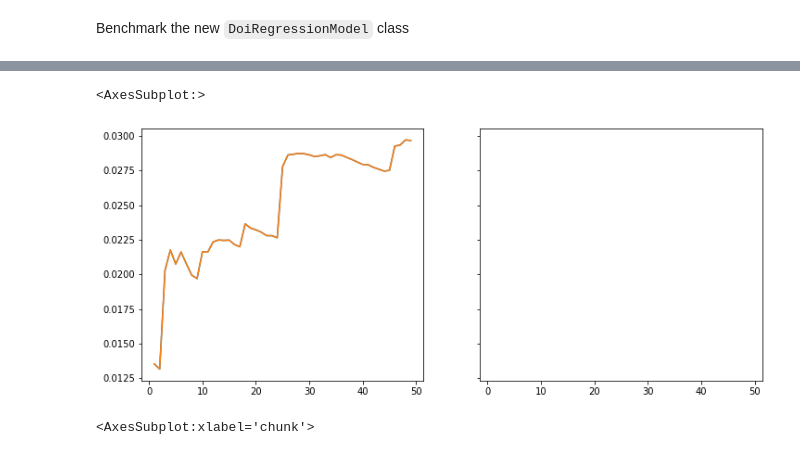
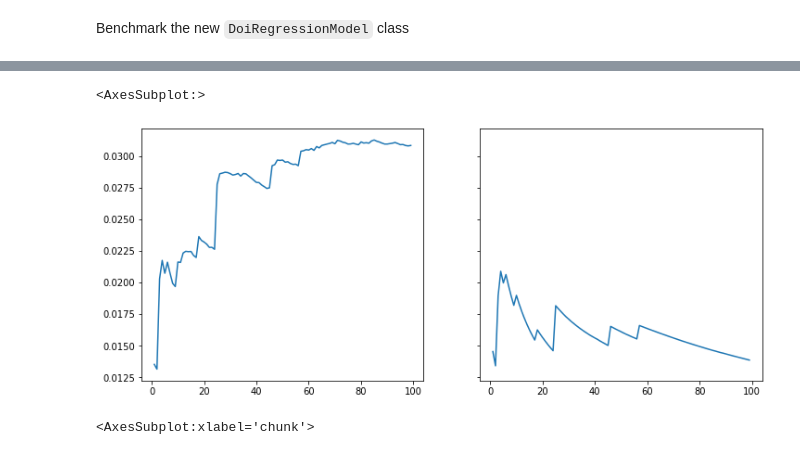
Before and after one commit to vis-au/prointerest, a Jupyter notebook: server/benchmarks/benchmarks.ipynb, the cells around one changed output, grey strips where cells are left out. Saved outputs shown, nothing was run; the diff lists cells and outputs as text; code cells hidden in the pictures.

Commit message:
update benchmarks

```diff
--- a/server/benchmarks/benchmarks.ipynb
+++ b/server/benchmarks/benchmarks.ipynb
@@ -7,7 +7,7 @@ from sys import path
 cwd = os.getcwd()
 path.append(f"{cwd}/..")
 
-from doi_benchmark import *
+from doi_benchmark import Benchmark
 
 
 def benchmark_max_depth(tested_max_depths: range = range(1, 10)):
@@ -51,7 +51,7 @@ def benchmark_context_strategies(context_strats=["stratified", "minmax"]):
 def benchmark_doi_error_without_context():
   '''Measures the changes in DOI error throughout the progression, when no optimizations are
    applied.'''
-  benchmark = Benchmark(n_chunks=50, chunk_size=1000, measure_doi_error=True)
+  benchmark = Benchmark(n_chunks=100, chunk_size=1000, measure_doi_error=True)
   scores = benchmark.run()
 
   return scores
@@ -60,7 +60,15 @@ def benchmark_doi_error_without_context():
 def benchmark_doi_error_with_context():
   '''Measures the changes in DOI error throughout the progression, when context optimizations are
    applied.'''
-  benchmark = Benchmark(n_chunks=50, chunk_size=1000, measure_doi_error=True, context_size=0, intervals=5, context_strats="stratified")
+  benchmark = Benchmark(n_chunks=100, chunk_size=1000, measure_doi_error=True, context_size=1000, intervals=5, context_strats="stratified")
+  scores = benchmark.run()
+
+  return scores
+
+def benchmark_retraining_strategies():
+  '''Measures the changes in DOI error throughout the progression, when context is applied by simply predicting the DOI'''
+
+  benchmark = Benchmark(n_chunks=100, chunk_size=1000, context_size=1000, intervals=5, measure_doi_error=True, measure_timings=True, include_previous_chunks_in_training=[True, False])
   scores = benchmark.run()
 
   return scores
@@ -80,11 +88,14 @@ def benchmark_doi_error_with_context():
 # results: the larger the chunk size, the better the scores
 # chunk_size_results = benchmark_chunk_size()
 
+# results: minmax worse than stratified sampling
+# context_strategies_results = benchmark_context_strategies()
+
 # results: overall error increases with every chunk -> DOI values "age"
-doi_error_without_context_results = benchmark_doi_error_without_context()
+# doi_error_without_context_results = benchmark_doi_error_without_context()
 
-# results:
-doi_error_with_context_results = benchmark_doi_error_with_context()
+# results: error increases over time but not as badly as without the context and it gets better
+# doi_error_with_context_results = benchmark_doi_error_with_context()
 
-# results:
-# context_strategies_results = benchmark_context_strategies()
+# results: including the prior model in the update
+doi_error_with_prediction_context = benchmark_retraining_strategies()
@@ -91,13 +125,13 @@ doi_error_with_context_results = benchmark_doi_error_with_context()
 # %%
 import matplotlib.pyplot as plt
 
 fig, axes = plt.subplots(1, 2, figsize=(12, 5), sharey=True, sharex=True)
 
 doi_error_without_context_results["error_std"].plot(ax=axes[0])
-doi_error_with_context_results["error_std"].plot(ax=axes[0])
+doi_error_with_context_results["error_std"].plot(ax=axes[1])
 # %% [output]
 <AxesSubplot:>
-[figure, old version]
+[figure, new version]
 # %%
 import matplotlib.pyplot as plt
 
```
Also changed, not shown: parts of 2 cells of this notebook.
